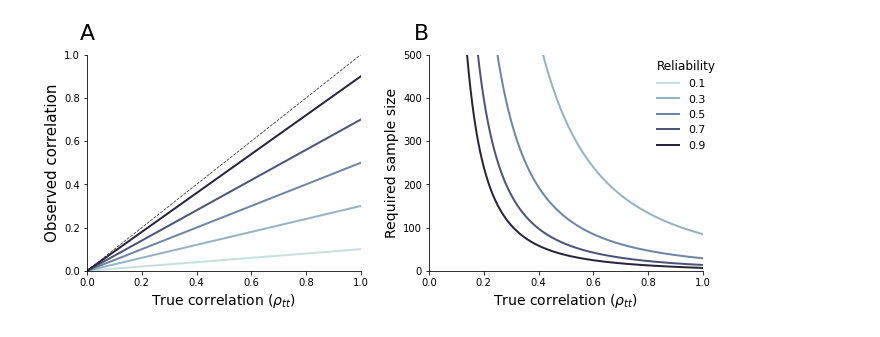
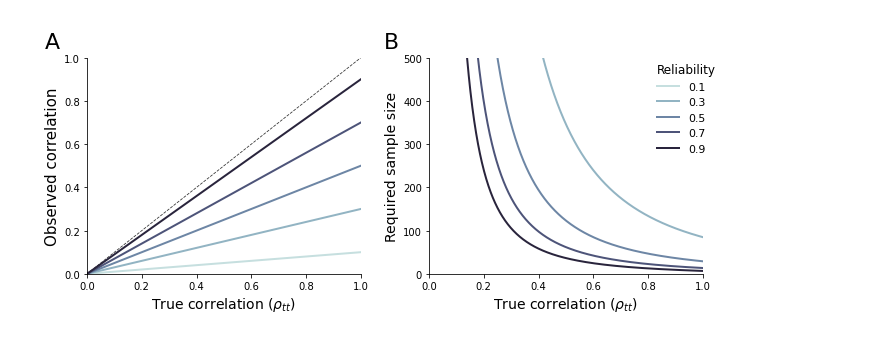
Before and after one commit to nivlab/biopsych-reliability-review, a Jupyter notebook: notebooks/figure01.ipynb, the cells around one changed output. Drawn from its saved outputs; the diff is of its cells as text; code cells hidden in the pictures.

```diff
--- a/notebooks/figure01.ipynb
+++ b/notebooks/figure01.ipynb
@@ -43,36 +43,36 @@ ax1.plot([0,1], [0,1], lw=0.8, color='k', linestyle='--', alpha=0.8, zorder=-1)
 ax1.set(xlim=(0,1), xticks=np.linspace(0,1,6), ylim=(0,1))
 ax1.set_xlabel(r'True correlation $(\rho_{tt})$', fontsize=14)
 ax1.set_ylabel(r'Observed correlation', fontsize=15)
-ax1.annotate('A', (0,0), (0,1.05), 'axes fraction', ha='center', va='bottom', fontsize=22)
+ax1.annotate('A', (0,0), (0.01, 1.00), 'figure fraction', ha='left', va='top', fontsize=22)
 
 #~~~~~~~~~~~~~~~~~~~~~~~~~~~~~~~~~~~~~~~~~~#
 ### Panel B: Required sample size.
 #~~~~~~~~~~~~~~~~~~~~~~~~~~~~~~~~~~~~~~~~~~#
 
 ## Compute required sample size.
 Za = norm.ppf(1 - alpha / 2)
 Zb = norm.ppf(1 - beta)
 C = 0.5 * np.log((1 + obs) / (1 - obs))
 N = np.square((Za + Zb) / C) + 3
 
 ## Plot required sample size.
 for y, color, label in zip(N.T, palette, rho_xx):
     ax2.plot(rho_tt, y, lw=2, color=color, label='%0.1f' %label)
 
 ## Add detail.
 ax2.set(xlim=(0.1,1), xticks=np.linspace(0,1,6), ylim=(0,500))
 ax2.set_xlabel(r'True correlation $(\rho_{tt})$', fontsize=14)
 ax2.set_ylabel(r'Required sample size', fontsize=14)
-ax2.annotate('B', (0,0), (0,1.05), 'axes fraction', ha='right', va='bottom', fontsize=22)
+ax2.annotate('B', (0,0), (0.505, 1.00), 'figure fraction', ha='left', va='top', fontsize=22)
 
 ## Add legend.
 legend = ax2.legend(loc=1, bbox_to_anchor=(1.07,1), frameon=False, fontsize=11,
                    title=r'Reliability', borderpad=0)
 plt.setp(legend.get_title(), fontsize=12)
 legend._legend_box.align = "left"
 
 sns.despine()
 plt.subplots_adjust(left=0.07, right=0.97, top=0.88, bottom=0.13, wspace=0.25, hspace=0)
 plt.savefig(os.path.join(ROOT_DIR, '..', 'figures', 'fig01.png'), transparent=True, dpi=100)
 # %% [output]
-[figure, old version]
+[figure, new version]
```
Also changed, not shown: 10 other files.
